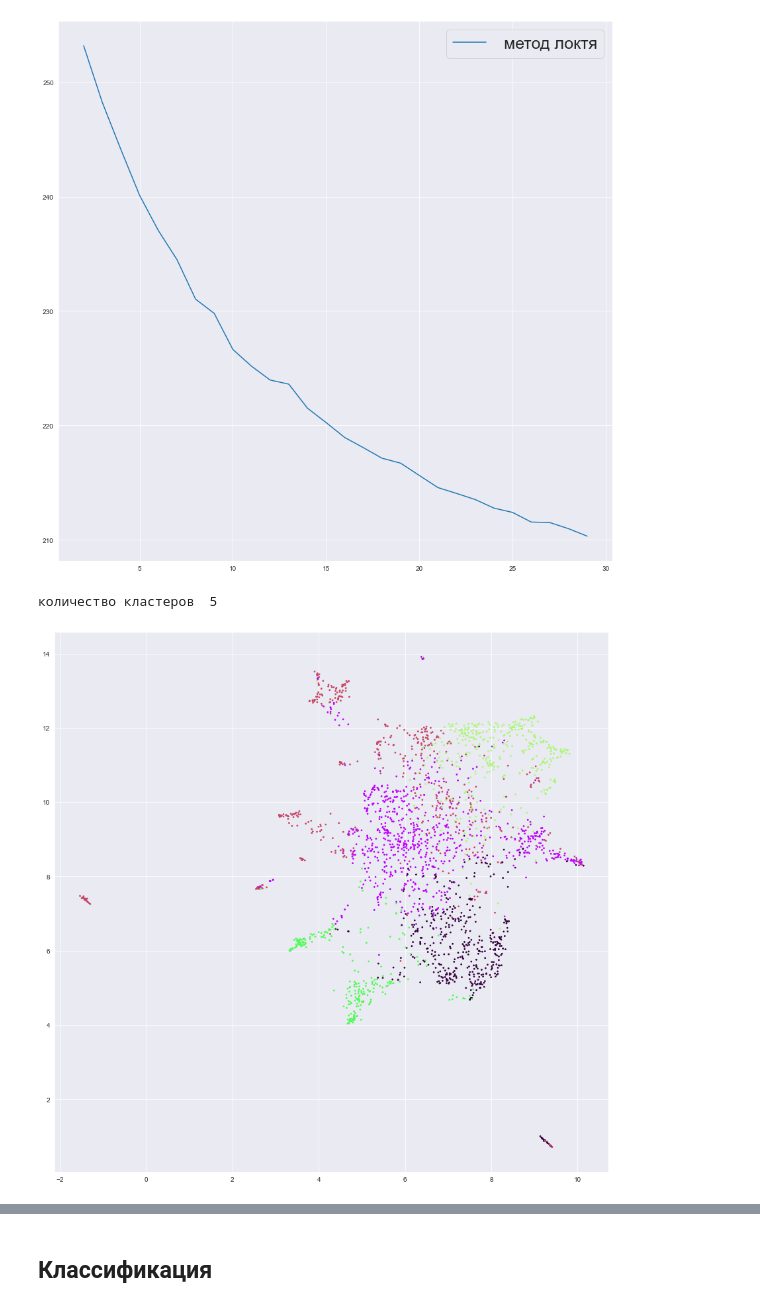
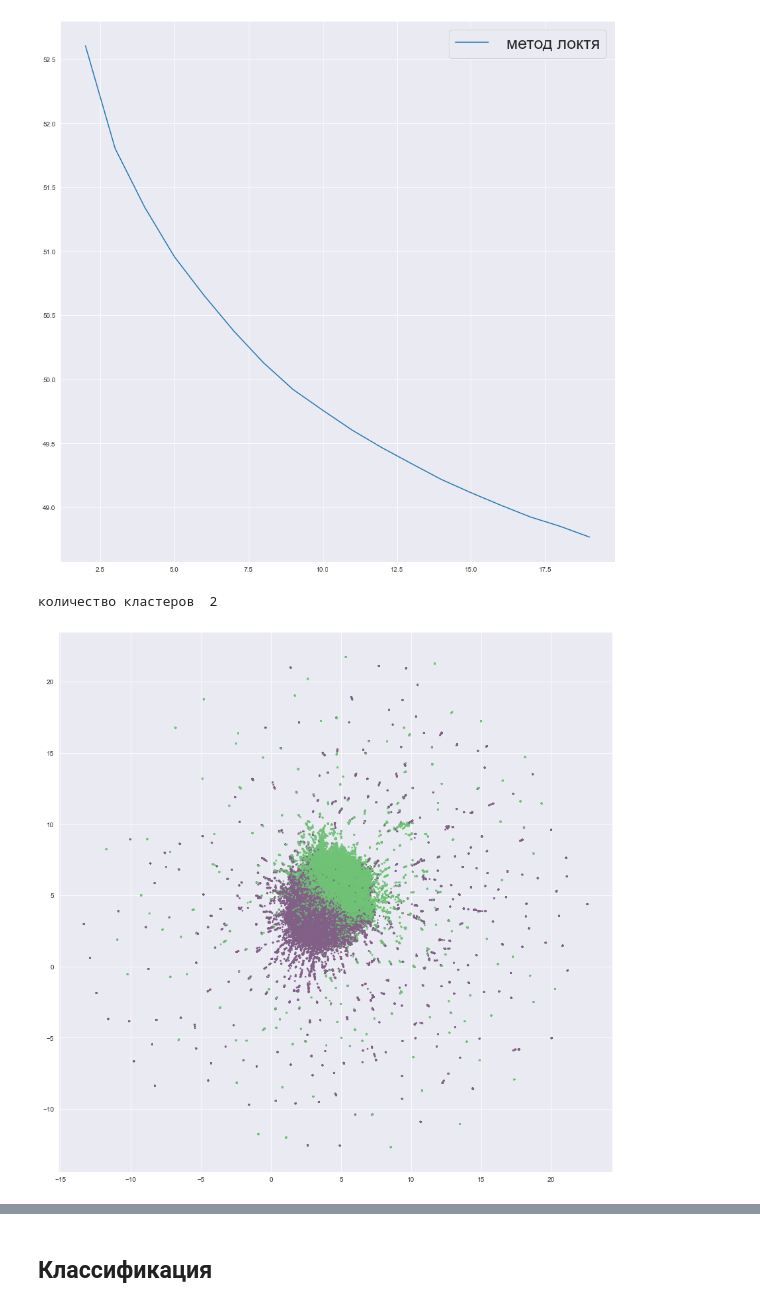
Before and after one commit to ArmageddonReloadedDK/astro, a Jupyter notebook: 03 - textClustering.ipynb, the cells around one changed output, grey strips where cells are left out. Saved outputs shown, nothing was run; the diff lists cells and outputs as text; code cells hidden in the pictures.

```diff
--- a/03 - textClustering.ipynb
+++ b/03 - textClustering.ipynb
@@ -40,0 +56,3 @@ Index(['header', 'date', 'news'], dtype='object')
+# %%
+elem=10
+news=news[news.sign.str.contains(signs[elem])]
@@ -58,3 +120,20 @@ print(tokens[1])
+# %%
+index2word_set = set(model_w2v.index_to_key)
+
+def text_to_vec(text):
+    text_vec = np.zeros((model_w2v.vector_size,), dtype="float32")
+    n_words = 0
+
+    for word in normalizePymorphy(text):
+        if word in index2word_set:
+            n_words = n_words + 1
+            text_vec = np.add(text_vec, model_w2v[word])
+
+    if n_words != 0:
+        text_vec /= n_words
+    return text_vec
+# %%
+w2v_vectors = [text_to_vec(txt) for txt in predictions]
 # %%
 avg_text=np.zeros((len(tokens),300))
 for i,line in enumerate(tokens):
@@ -63,4 +142,4 @@ for i,line in enumerate(tokens):
     avg_text[i]=mean
 # %%
 umap_news=UMAP()
-umaped_vct=umap_news.fit_transform(avg_text)
+umaped_vct=umap_news.fit_transform(w2v_vectors)
@@ -74,9 +157,9 @@ plt.show()
 # %%
 crit = []
 
-x=range(2,30)
+x=range(2,20)
 for k in x:
-    kmeans = KMeans(n_clusters=k, random_state=1).fit(avg_text)
+    kmeans = KMeans(n_clusters=k, random_state=1).fit(w2v_vectors)
     crit.append(np.sqrt(kmeans.inertia_))
 
 N=15
@@ -85,18 +168,19 @@ plt.plot(x,crit)
 plt.legend([' метод локтя'],fontsize=25)
 plt.show()
 # %% [output]
-[figure, old version]
+[figure, new version]
 # %%
 
-km_clustering = KMeans(n_clusters=5)
-db_clusters = km_clustering.fit_predict(avg_text)
+km_clustering = KMeans(n_clusters=2)
+db_clusters = km_clustering.fit_predict(w2v_vectors)
 
 myclr=ListedColormap(choice(list(sns.xkcd_rgb.values()), max(db_clusters)+1)) # Генерируем контрастную карту цветов.
 print('количество кластеров ',max(db_clusters)+1)
 N=15
 fig, ax = plt.subplots(figsize=(N,N))
+#ax.set_title(signs_r[elem],fontsize=20)
 ax.scatter(umaped_vct[:, 0], umaped_vct[:, 1], s=3, c=db_clusters, cmap=myclr)
 plt.show()
 # %% [output]
-количество кластеров  5
+количество кластеров  2
-[figure, old version]
+[figure, new version]
```
Also changed, not shown: parts of 26 cells of this notebook, 8 other files.
